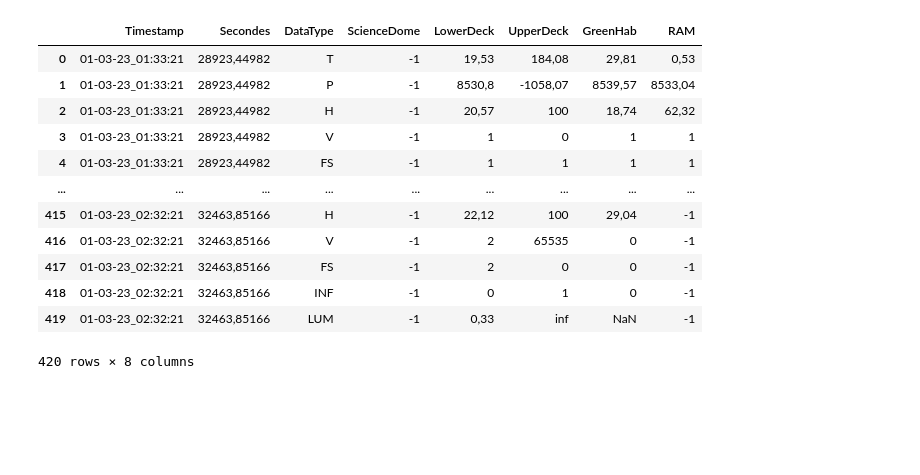
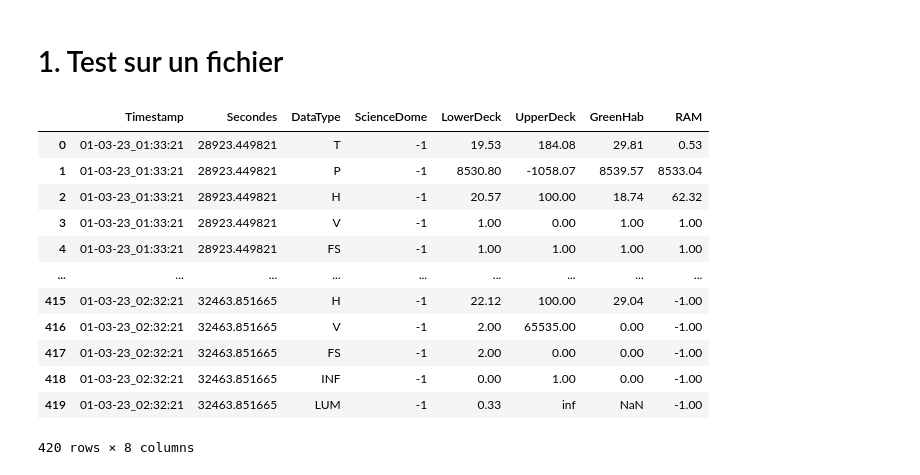
Before and after one commit to ydepledt/pie_project, a Jupyter notebook: ENV_Reader_AnneeDerniere.ipynb, the cells around one changed output. Cells and saved outputs as stored; diff of their text form; code cells hidden in the pictures; blank space fills up the shorter version.

```diff
--- a/ENV_Reader_AnneeDerniere.ipynb
+++ b/ENV_Reader_AnneeDerniere.ipynb
@@ -1,23 +1,26 @@
+# %% [markdown]
+# 1. Test sur un fichier
 # %%
 import pandas as pd
 import numpy as np
 
-rawdf = pd.read_csv('ENV_01-03-2023_01h32m30s - ENV_01-03-2023_01h32m30s.csv.csv')
+# rawdf = pd.read_csv('ENV_01-03-2023_01h32m30s - ENV_01-03-2023_01h32m30s.csv.csv')
+rawdf = pd.read_excel('./data/ENV_01-03-2023/ENV_01-03-2023_01h32m30s.xlsx')
 
 rawdf
 # %% [output]
 |  | Timestamp | Secondes | DataType | ScienceDome | LowerDeck | UpperDeck | GreenHab | RAM |
-| 0 | 01-03-23_01:33:21 | 28923,44982 | T | -1 | 19,53 | 184,08 | 29,81 | 0,53 |
-| 1 | 01-03-23_01:33:21 | 28923,44982 | P | -1 | 8530,8 | -1058,07 | 8539,57 | 8533,04 |
-| 2 | 01-03-23_01:33:21 | 28923,44982 | H | -1 | 20,57 | 100 | 18,74 | 62,32 |
-| 3 | 01-03-23_01:33:21 | 28923,44982 | V | -1 | 1 | 0 | 1 | 1 |
-| 4 | 01-03-23_01:33:21 | 28923,44982 | FS | -1 | 1 | 1 | 1 | 1 |
+| 0 | 01-03-23_01:33:21 | 28923.449821 | T | -1 | 19.53 | 184.08 | 29.81 | 0.53 |
+| 1 | 01-03-23_01:33:21 | 28923.449821 | P | -1 | 8530.80 | -1058.07 | 8539.57 | 8533.04 |
+| 2 | 01-03-23_01:33:21 | 28923.449821 | H | -1 | 20.57 | 100.00 | 18.74 | 62.32 |
+| 3 | 01-03-23_01:33:21 | 28923.449821 | V | -1 | 1.00 | 0.00 | 1.00 | 1.00 |
+| 4 | 01-03-23_01:33:21 | 28923.449821 | FS | -1 | 1.00 | 1.00 | 1.00 | 1.00 |
 | ... | ... | ... | ... | ... | ... | ... | ... | ... |
-| 415 | 01-03-23_02:32:21 | 32463,85166 | H | -1 | 22,12 | 100 | 29,04 | -1 |
-| 416 | 01-03-23_02:32:21 | 32463,85166 | V | -1 | 2 | 65535 | 0 | -1 |
-| 417 | 01-03-23_02:32:21 | 32463,85166 | FS | -1 | 2 | 0 | 0 | -1 |
-| 418 | 01-03-23_02:32:21 | 32463,85166 | INF | -1 | 0 | 1 | 0 | -1 |
-| 419 | 01-03-23_02:32:21 | 32463,85166 | LUM | -1 | 0,33 | inf | NaN | -1 |
+| 415 | 01-03-23_02:32:21 | 32463.851665 | H | -1 | 22.12 | 100.00 | 29.04 | -1.00 |
+| 416 | 01-03-23_02:32:21 | 32463.851665 | V | -1 | 2.00 | 65535.00 | 0.00 | -1.00 |
+| 417 | 01-03-23_02:32:21 | 32463.851665 | FS | -1 | 2.00 | 0.00 | 0.00 | -1.00 |
+| 418 | 01-03-23_02:32:21 | 32463.851665 | INF | -1 | 0.00 | 1.00 | 0.00 | -1.00 |
+| 419 | 01-03-23_02:32:21 | 32463.851665 | LUM | -1 | 0.33 | inf | NaN | -1.00 |
 420 rows × 8 columns
 # %%
 nfeatures = rawdf.shape[1]-3
```
Also changed, not shown: parts of 21 cells of this notebook.
